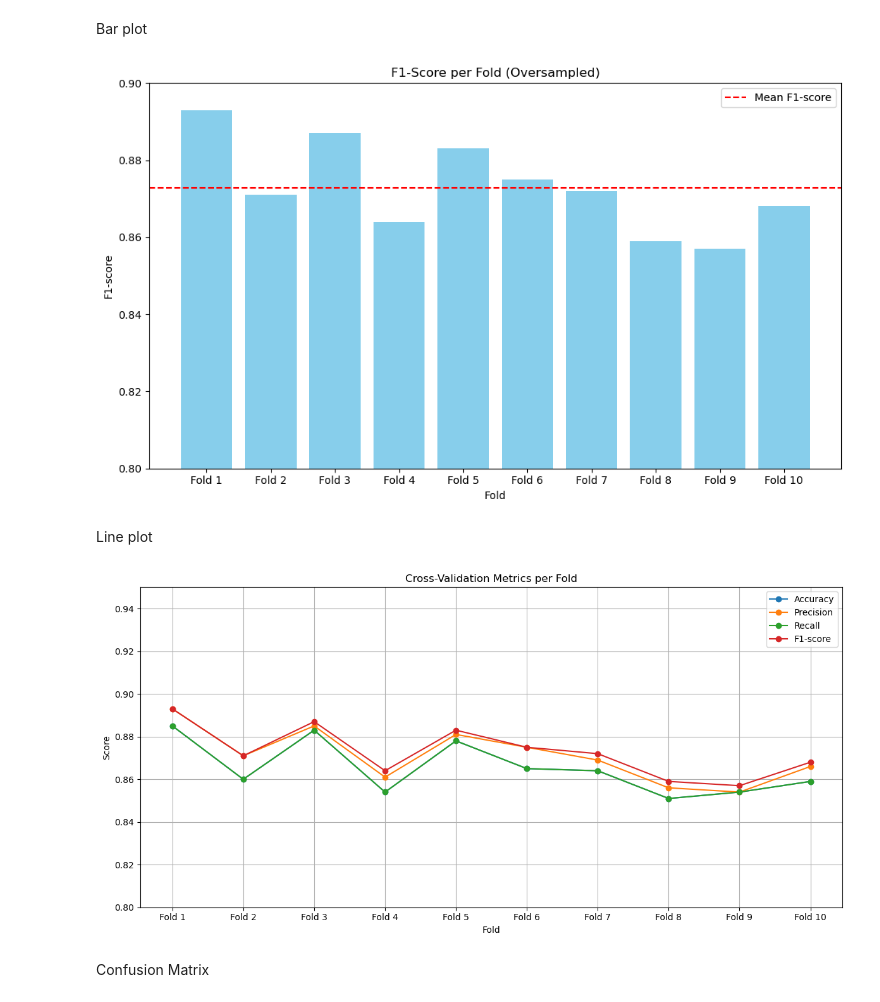
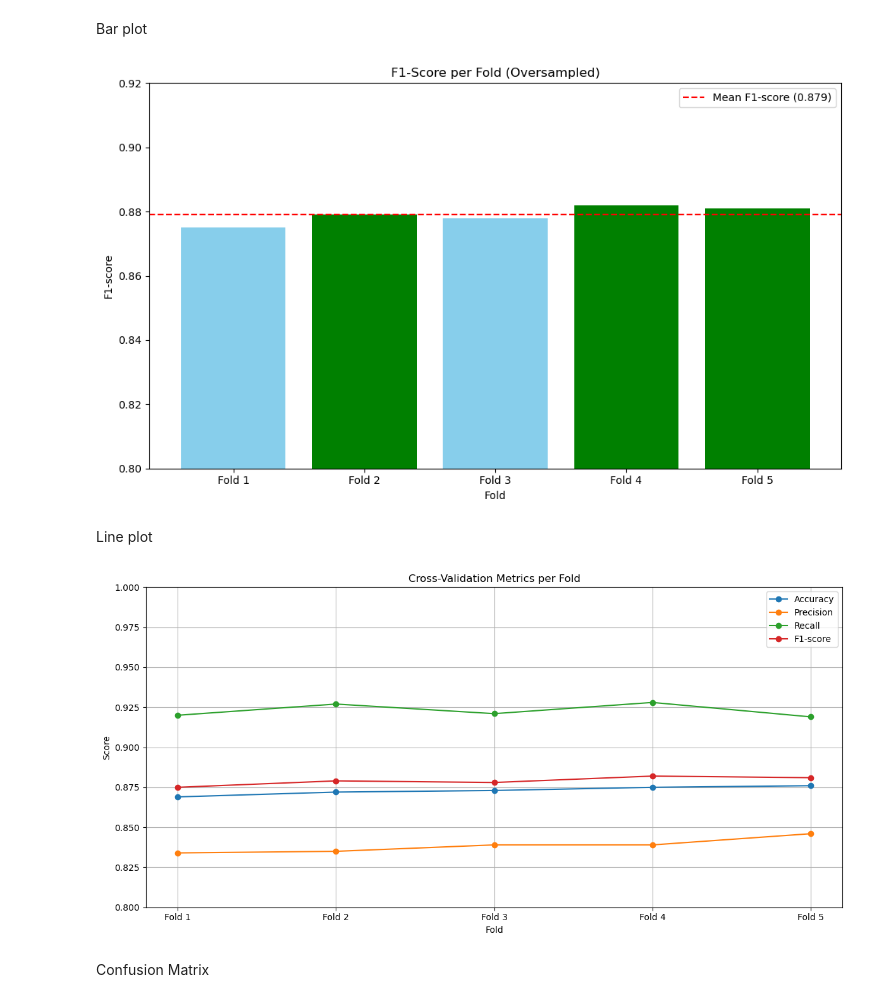
Before and after one commit to acoramadan/Asd-classification, a Jupyter notebook: notebook/notebook_ml.ipynb, the cells around one changed output. Cells and saved outputs as stored; diff of their text form; code cells hidden in the pictures.

```diff
--- a/notebook/notebook_ml.ipynb
+++ b/notebook/notebook_ml.ipynb
@@ -313,47 +315,51 @@ clean_text = text_preprocessor.preprocess(new_text)
 X_new = extractor.encode_series_bert([clean_text])
 predicted_label = model.predict(X_new)[0]
 print(f"Predicted label: {predicted_label}")
+# %%
+accuracy   = [0.869, 0.872, 0.873, 0.875, 0.876]
+precision  = [0.834, 0.835, 0.839, 0.839, 0.846]
+recall     = [0.920, 0.927, 0.921, 0.928, 0.919]
+f1_scores  = [0.875, 0.879, 0.878, 0.882, 0.881]
+folds = [f"Fold {i+1}" for i in range(5)]
+
+mean_acc = sum(accuracy)/len(accuracy)
+mean_prec = sum(precision)/len(precision)
+mean_rec = sum(recall)/len(recall)
+mean_f1 = sum(f1_scores)/len(f1_scores)
 # %% [markdown]
 Bar plot
 # %%
-f1_scores = [0.893, 0.871, 0.887, 0.864, 0.883, 0.875, 0.872, 0.859, 0.857, 0.868] # Adjust this
-folds = [f'Fold {i+1}' for i in range(10)]
-
+colors = ['green' if score > mean_f1 else 'skyblue' for score in f1_scores]
 plt.figure(figsize=(10, 6))
-plt.bar(folds, f1_scores, color='skyblue')
-plt.axhline(y=sum(f1_scores)/len(f1_scores), color='red', linestyle='--', label='Mean F1-score')
+bars = plt.bar(folds, f1_scores, color=colors)
+plt.axhline(y=mean_f1, color='red', linestyle='--', label=f'Mean F1-score ({mean_f1:.3f})')
 plt.title('F1-Score per Fold (Oversampled)')
 plt.xlabel('Fold')
 plt.ylabel('F1-score')
-plt.ylim(0.8, 0.9)
+plt.ylim(0.8, 0.92)
 plt.legend()
 plt.tight_layout()
 plt.show()
 # %% [output]
-[figure, old version]
+[figure, new version]
 # %% [markdown]
 Line plot
 # %%
-accuracy = [0.885, 0.860, 0.883, 0.854, 0.878, 0.865, 0.864, 0.851, 0.854, 0.859]
-precision = [0.893, 0.871, 0.885, 0.861, 0.881, 0.875, 0.869, 0.856, 0.854, 0.866]
-recall = [0.885, 0.860, 0.883, 0.854, 0.878, 0.865, 0.864, 0.851, 0.854, 0.859]
-f1 = [0.893, 0.871, 0.887, 0.864, 0.883, 0.875, 0.872, 0.859, 0.857, 0.868]
-
 plt.figure(figsize=(12, 6))
 plt.plot(folds, accuracy, label='Accuracy', marker='o')
 plt.plot(folds, precision, label='Precision', marker='o')
 plt.plot(folds, recall, label='Recall', marker='o')
-plt.plot(folds, f1, label='F1-score', marker='o')
+plt.plot(folds, f1_scores, label='F1-score', marker='o')
 plt.title('Cross-Validation Metrics per Fold')
 plt.xlabel('Fold')
 plt.ylabel('Score')
-plt.ylim(0.8, 0.95)
+plt.ylim(0.8, 1)
 plt.legend()
 plt.grid(True)
 plt.tight_layout()
 plt.show()
 # %% [output]
-[figure, old version]
+[figure, new version]
 # %% [markdown]
 Confusion Matrix
 # %%
```
Also changed, not shown: parts of 9 cells of this notebook, 43 other files.
